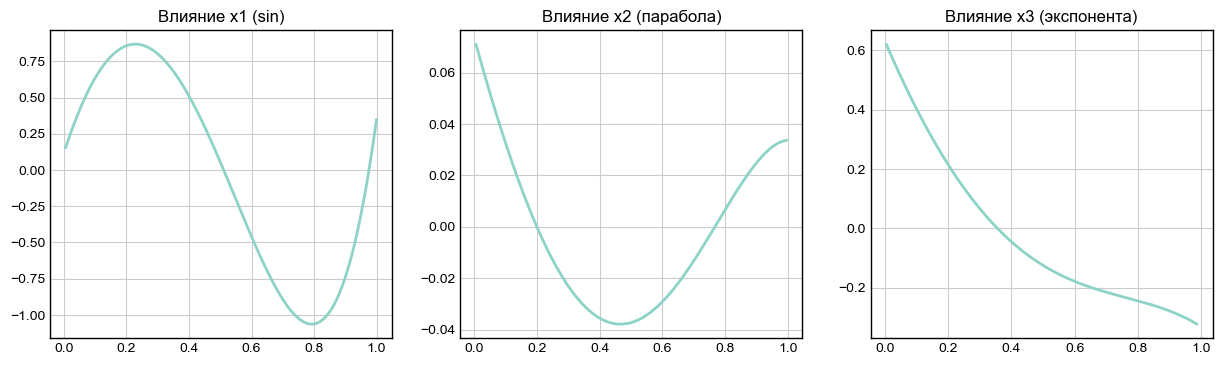
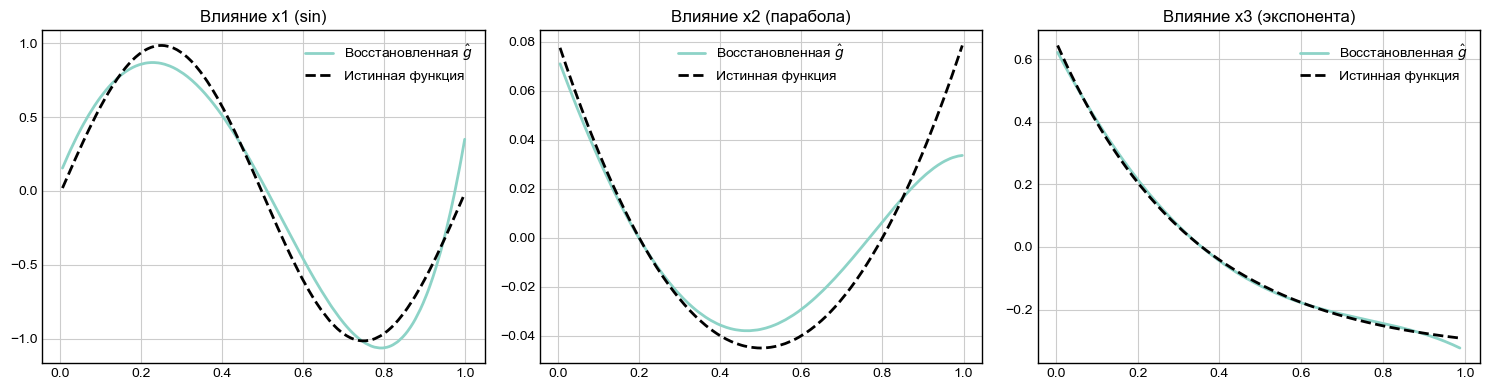
The notebook cell's code change between the first figure and the second:
--- before
+++ after
@@ -2,15 +2,35 @@
 add_model = AdditiveModel(M=5, basis='poly', alpha=0.01).fit(X_add, y_add)
 
-# Извлекаем функции g_j(x)
-X_test_sorted = np.sort(X_add, axis=0) # сортируем для графиков
+# Извлечение функции g_j(x)
+X_test_sorted = np.sort(X_add, axis=0)
 _, components = add_model.predict_components(X_test_sorted)
+
+# Истинные функции (из формулы генерации)
+def true_f1(x): return np.sin(2 * np.pi * x)
+def true_f2(x): return 0.5 * (x - 0.5)**2
+def true_f3(x): return np.exp(-3 * x)
+true_funcs = [true_f1, true_f2, true_f3]
 
 plt.figure(figsize=(15, 4))
 titles = ["Влияние x1 (sin)", "Влияние x2 (парабола)", "Влияние x3 (экспонента)"]
+
 for j in range(3):
     plt.subplot(1, 3, j+1)
-    plt.plot(X_test_sorted[:, j], components[j], linewidth=2)
+
+    # Предсказанная компонента
+    pred_comp = components[j]
+
+    # Истинная компонента (центрируем её, так как модель выдает центрированные g_j)
+    true_comp = true_funcs[j](X_test_sorted[:, j])
+    true_comp -= np.mean(true_comp)
+
+    plt.plot(X_test_sorted[:, j], pred_comp, linewidth=2, label="Восстановленная $\hat{g}$")
+    plt.plot(X_test_sorted[:, j], true_comp, 'k--', linewidth=2, label="Истинная функция")
+
     plt.title(titles[j])
+    plt.legend()
     plt.grid(True)
-plt.savefig("plots/01_additive_components_influence.png", dpi=100, bbox_inches='tight')
+
+plt.tight_layout()
+plt.savefig("plots/01_additive_components_vs_true.png", dpi=100, bbox_inches='tight')
 plt.show()

Commit: fix: case 7 update